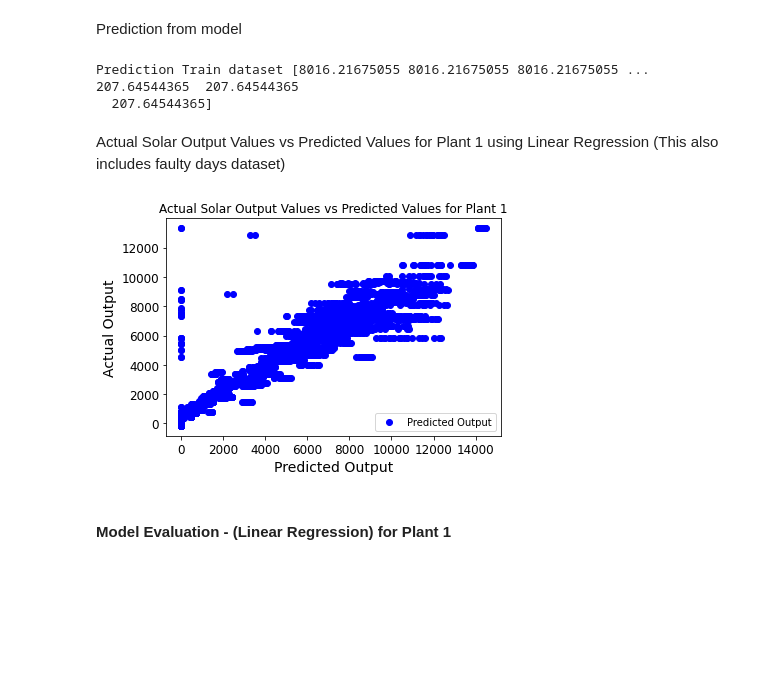
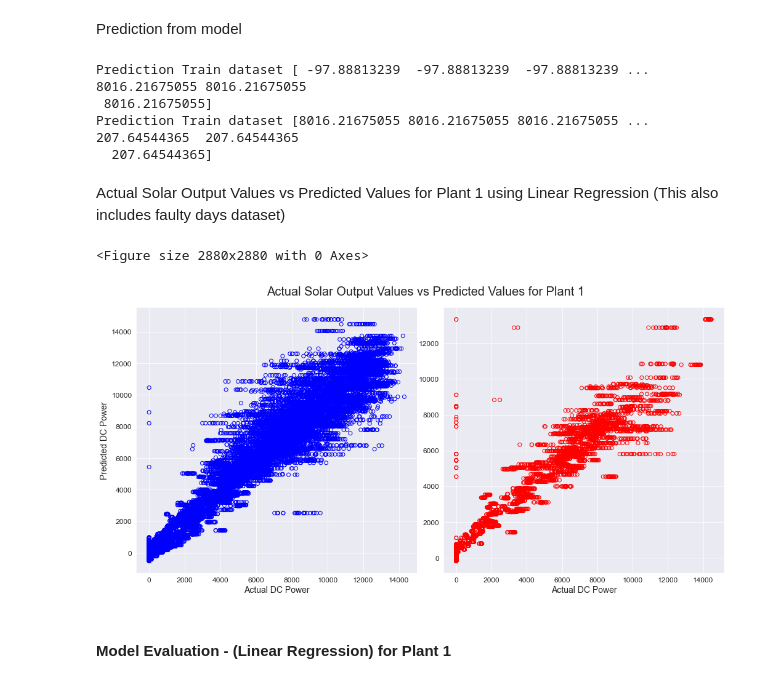
Before and after one commit to YohannesDK/DAT540_Group_11, a Jupyter notebook: DAT540_Group_11.ipynb, the cells around one changed output. Saved outputs shown, nothing was run; the diff lists cells and outputs as text; code cells hidden in the pictures; blank space fills up the shorter version.

```diff
--- a/DAT540_Group_11.ipynb
+++ b/DAT540_Group_11.ipynb
@@ -594,23 +594,39 @@ Plant 1 intercept 600.6665002867076
 # %% [markdown]
 Prediction from model
 # %%
+Y1_pred_train = lm.predict(X1_train)
 Y1_pred_test = lm.predict(X1_test)
-print ('Prediction Train dataset', Y1_pred_test)
+
+print ('Prediction Train dataset', Y1_pred_train)
+print ('Prediction Test dataset', Y1_pred_test)
 # %% [output]
+Prediction Train dataset [ -97.88813239  -97.88813239  -97.88813239 ... 8016.21675055 8016.21675055
+ 8016.21675055]
 Prediction Train dataset [8016.21675055 8016.21675055 8016.21675055 ...  207.64544365  207.64544365
   207.64544365]
 # %% [markdown]
 Actual Solar Output Values vs Predicted Values for Plant 1 using Linear Regression (This also includes faulty days dataset)
-# %%
-plt.scatter(y1_test, Y1_pred_test,color="b", label="Predicted Output")
-# plt.scatter(y1_test, , label="Measured Output") # TODO - add measured output
-plt.legend()
-plt.title('Actual Solar Output Values vs Predicted Values for Plant 1')
-plt.xlabel('Predicted Output')
-plt.ylabel('Actual Output')
-plt.show()
-# %% [output]
-[figure, removed]
+# %%
+fig = plt.figure(figsize=(40,40))
+fig, (ax1, ax2) = plt.subplots(1,2)
+fig.suptitle('Actual Solar Output Values vs Predicted Values for Plant 1', fontsize=20)
+fig.set_size_inches(14,7)
+
+# resize the subplots so they are nicely viewable
+fig.tight_layout()
+
+ax1.scatter(y1_train, Y1_pred_train, edgecolor="b", facecolor="none")
+ax1.set_label('Training Result')
+ax1.set_xlabel('Actual DC Power')
+ax1.set_ylabel('Predicted DC Power')
+
+ax2.scatter(y1_test, Y1_pred_test, edgecolor="r", facecolor="none", label="Test Results")
+ax2.set_xlabel('Actual DC Power')
+
+fig.show()
+# %% [output]
+<Figure size 2880x2880 with 0 Axes>
+[figure, added]
 # %% [markdown]
 #### Model Evaluation - (Linear Regression) for Plant 1
 # %%
```
Also changed, not shown: parts of 1 cell of this notebook.
